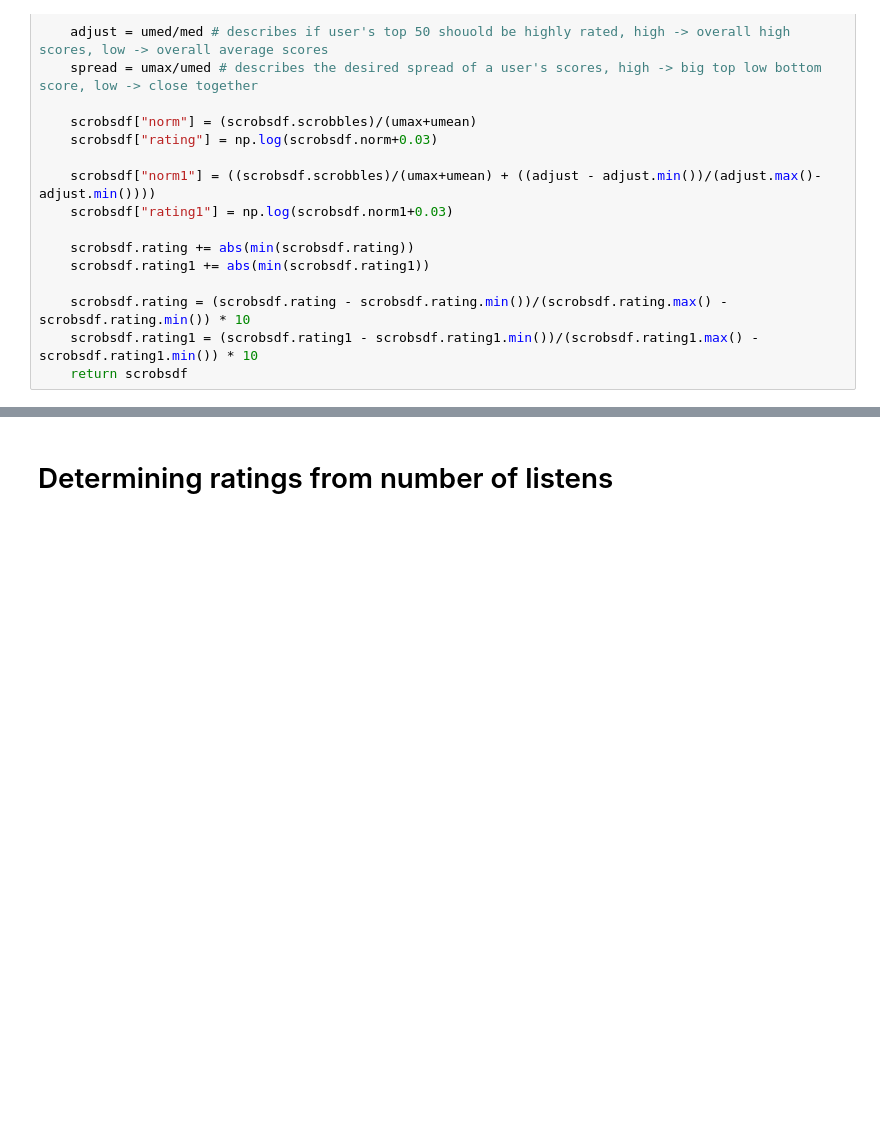
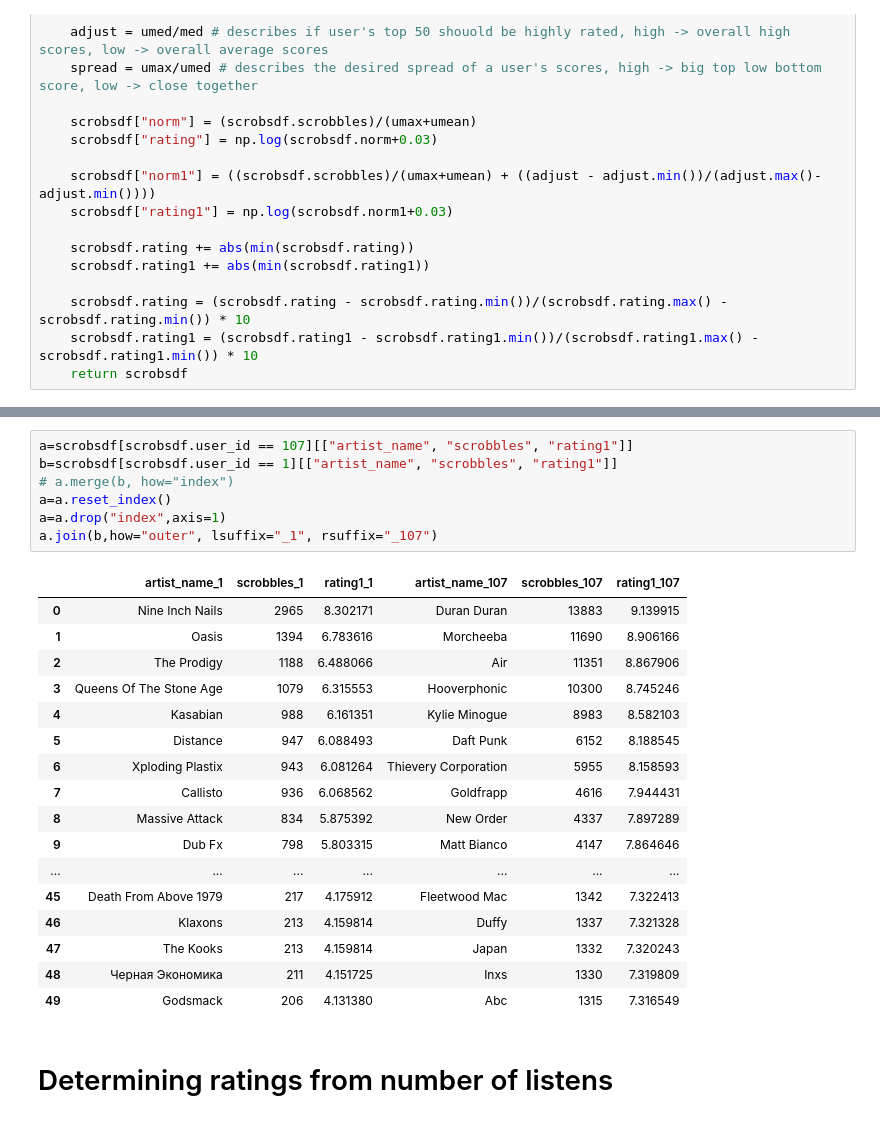
Before and after one commit to abarbieu/music-recommender, a Jupyter notebook: music-recommender.ipynb, the cells around one changed output, grey strips where cells are left out. Saved outputs shown, nothing was run; the diff lists cells and outputs as text; blank space fills up the shorter version.

```diff
--- a/music-recommender.ipynb
+++ b/music-recommender.ipynb
@@ -141,3 +255,28 @@ def recalc_ratings():
+# %%
+a=scrobsdf[scrobsdf.user_id == 107][["artist_name", "scrobbles", "rating1"]]
+b=scrobsdf[scrobsdf.user_id == 1][["artist_name", "scrobbles", "rating1"]]
+# a.merge(b, how="index")
+a=a.reset_index()
+a=a.drop("index",axis=1)
+a.join(b,how="outer", lsuffix="_1", rsuffix="_107")
+# %% [output]
+|  | artist_name_1 | scrobbles_1 | rating1_1 | artist_name_107 | scrobbles_107 | rating1_107 |
+| 0 | Nine Inch Nails | 2965 | 8.302171 | Duran Duran | 13883 | 9.139915 |
+| 1 | Oasis | 1394 | 6.783616 | Morcheeba | 11690 | 8.906166 |
+| 2 | The Prodigy | 1188 | 6.488066 | Air | 11351 | 8.867906 |
+| 3 | Queens Of The Stone Age | 1079 | 6.315553 | Hooverphonic | 10300 | 8.745246 |
+| 4 | Kasabian | 988 | 6.161351 | Kylie Minogue | 8983 | 8.582103 |
+| 5 | Distance | 947 | 6.088493 | Daft Punk | 6152 | 8.188545 |
+| 6 | Xploding Plastix | 943 | 6.081264 | Thievery Corporation | 5955 | 8.158593 |
+| 7 | Callisto | 936 | 6.068562 | Goldfrapp | 4616 | 7.944431 |
+| 8 | Massive Attack | 834 | 5.875392 | New Order | 4337 | 7.897289 |
+| 9 | Dub Fx | 798 | 5.803315 | Matt Bianco | 4147 | 7.864646 |
+| ... | ... | ... | ... | ... | ... | ... |
+| 45 | Death From Above 1979 | 217 | 4.175912 | Fleetwood Mac | 1342 | 7.322413 |
+| 46 | Klaxons | 213 | 4.159814 | Duffy | 1337 | 7.321328 |
+| 47 | The Kooks | 213 | 4.159814 | Japan | 1332 | 7.320243 |
+| 48 | Черная Экономика | 211 | 4.151725 | Inxs | 1330 | 7.319809 |
+| 49 | Godsmack | 206 | 4.131380 | Abc | 1315 | 7.316549 |
 # %% [markdown]
 # Determining ratings from number of listens
 # %% [markdown]
```
Also changed, not shown: parts of 12 cells of this notebook.
